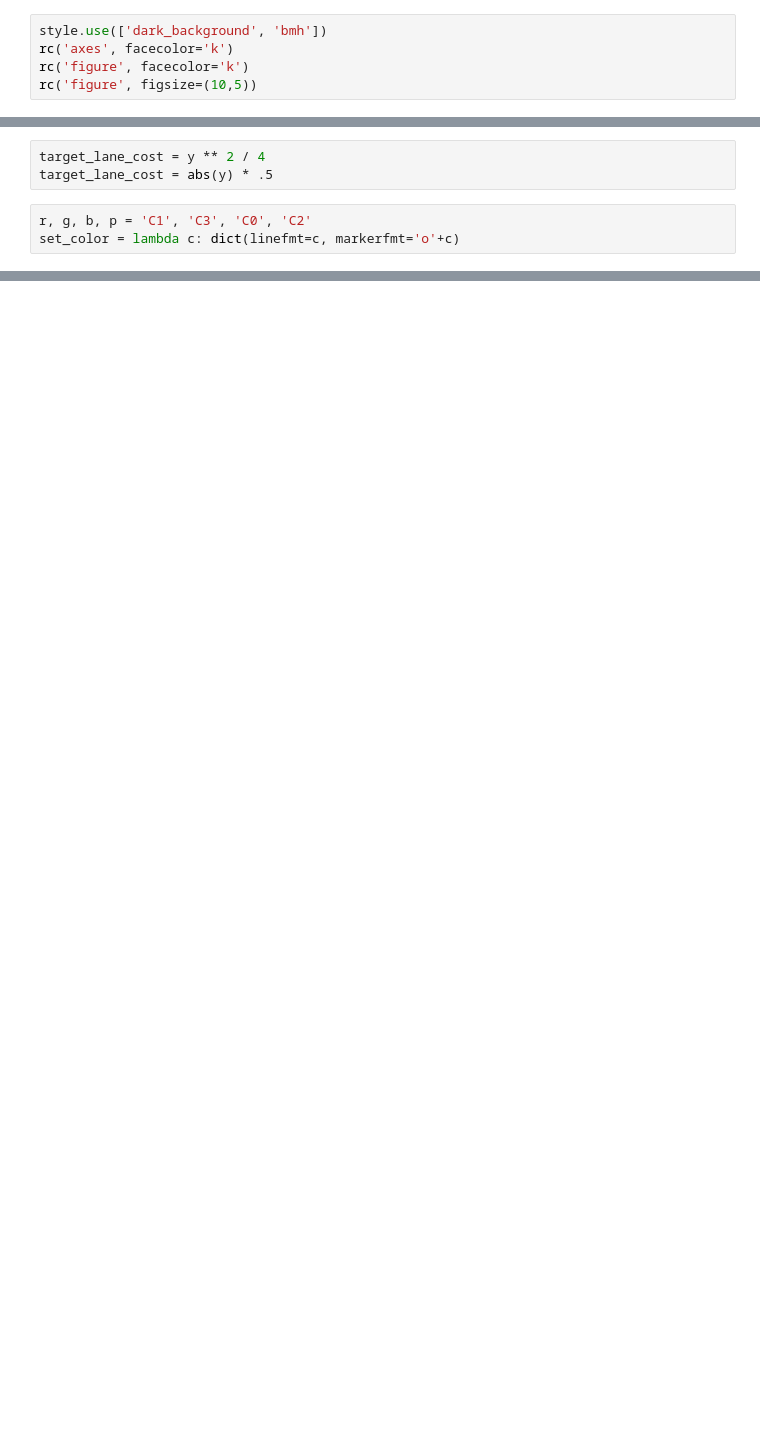
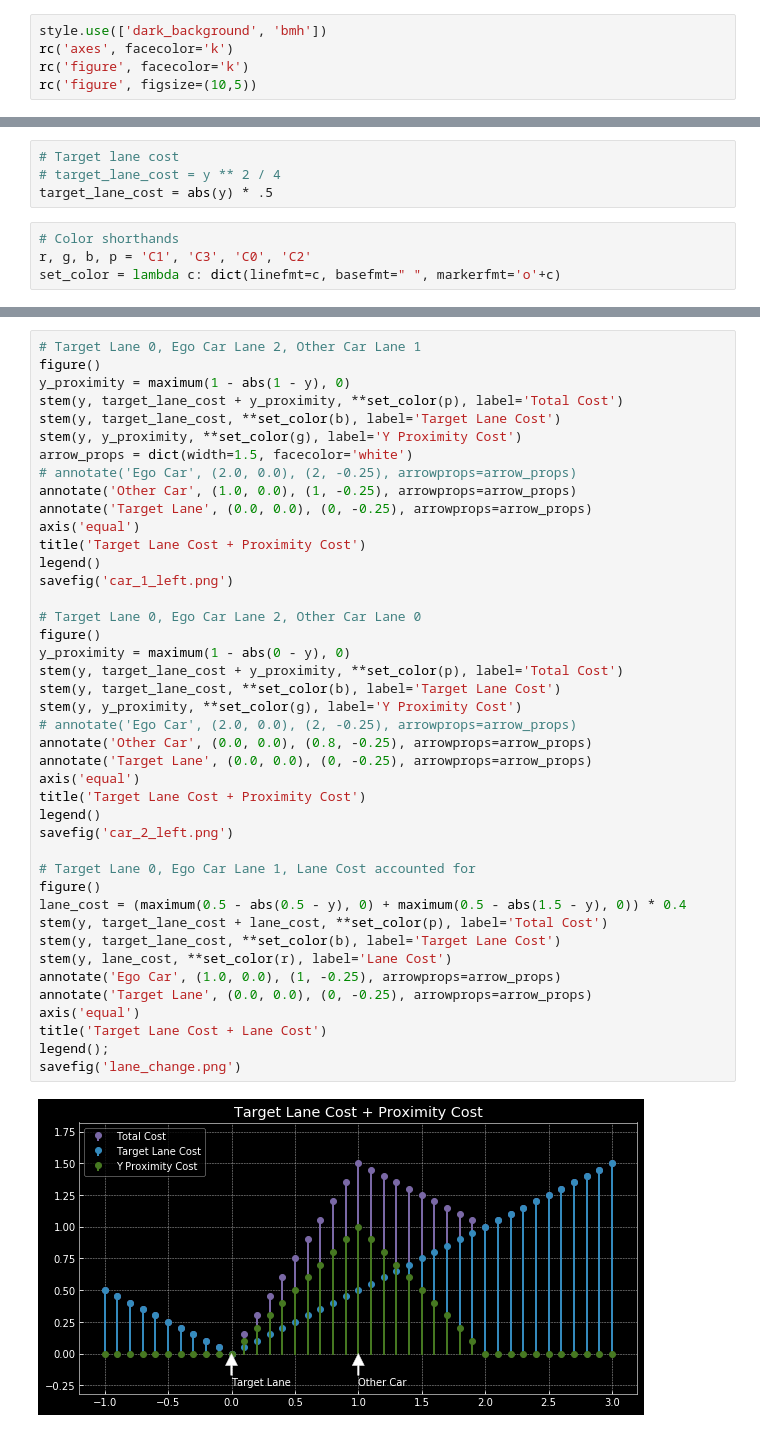
Before and after one commit to Atcold/pytorch-PPUU, a Jupyter notebook: Notebooks/Target-lane.ipynb, the cells around one changed output, grey strips where cells are left out. Saved outputs shown, nothing was run; the diff lists cells and outputs as text; blank space fills up the shorter version.

Commit message:
Edit change lane and lane cost graphs; Add .ipynv_checkpoints to gitignore

```diff
--- a/Notebooks/Target-lane.ipynb
+++ b/Notebooks/Target-lane.ipynb
@@ -10,6 +15,8 @@ y = r_[-1:3.1:.1]
 # %%
-target_lane_cost = y ** 2 / 4
+# Target lane cost
+# target_lane_cost = y ** 2 / 4
 target_lane_cost = abs(y) * .5
 # %%
+# Color shorthands
 r, g, b, p = 'C1', 'C3', 'C0', 'C2'
-set_color = lambda c: dict(linefmt=c, markerfmt='o'+c)
+set_color = lambda c: dict(linefmt=c, basefmt=" ", markerfmt='o'+c)
@@ -41,0 +23,44 @@ savefig('lane_change.png')
+# %%
+# Target Lane 0, Ego Car Lane 2, Other Car Lane 1
+figure()
+y_proximity = maximum(1 - abs(1 - y), 0)
+stem(y, target_lane_cost + y_proximity, **set_color(p), label='Total Cost')
+stem(y, target_lane_cost, **set_color(b), label='Target Lane Cost')
+stem(y, y_proximity, **set_color(g), label='Y Proximity Cost')
+arrow_props = dict(width=1.5, facecolor='white')
+# annotate('Ego Car', (2.0, 0.0), (2, -0.25), arrowprops=arrow_props)
+annotate('Other Car', (1.0, 0.0), (1, -0.25), arrowprops=arrow_props)
+annotate('Target Lane', (0.0, 0.0), (0, -0.25), arrowprops=arrow_props)
+axis('equal')
+title('Target Lane Cost + Proximity Cost')
+legend()
+savefig('car_1_left.png')
+
+# Target Lane 0, Ego Car Lane 2, Other Car Lane 0
+figure()
+y_proximity = maximum(1 - abs(0 - y), 0)
+stem(y, target_lane_cost + y_proximity, **set_color(p), label='Total Cost')
+stem(y, target_lane_cost, **set_color(b), label='Target Lane Cost')
+stem(y, y_proximity, **set_color(g), label='Y Proximity Cost')
+# annotate('Ego Car', (2.0, 0.0), (2, -0.25), arrowprops=arrow_props)
+annotate('Other Car', (0.0, 0.0), (0.8, -0.25), arrowprops=arrow_props)
+annotate('Target Lane', (0.0, 0.0), (0, -0.25), arrowprops=arrow_props)
+axis('equal')
+title('Target Lane Cost + Proximity Cost')
+legend()
+savefig('car_2_left.png')
+
+# Target Lane 0, Ego Car Lane 1, Lane Cost accounted for
+figure()
+lane_cost = (maximum(0.5 - abs(0.5 - y), 0) + maximum(0.5 - abs(1.5 - y), 0)) * 0.4
+stem(y, target_lane_cost + lane_cost, **set_color(p), label='Total Cost')
+stem(y, target_lane_cost, **set_color(b), label='Target Lane Cost')
+stem(y, lane_cost, **set_color(r), label='Lane Cost')
+annotate('Ego Car', (1.0, 0.0), (1, -0.25), arrowprops=arrow_props)
+annotate('Target Lane', (0.0, 0.0), (0, -0.25), arrowprops=arrow_props)
+axis('equal')
+title('Target Lane Cost + Lane Cost')
+legend();
+savefig('lane_change.png')
+# %% [output]
+[figure, added]
```
Also changed, not shown: parts of 7 cells of this notebook, 2 other files.
